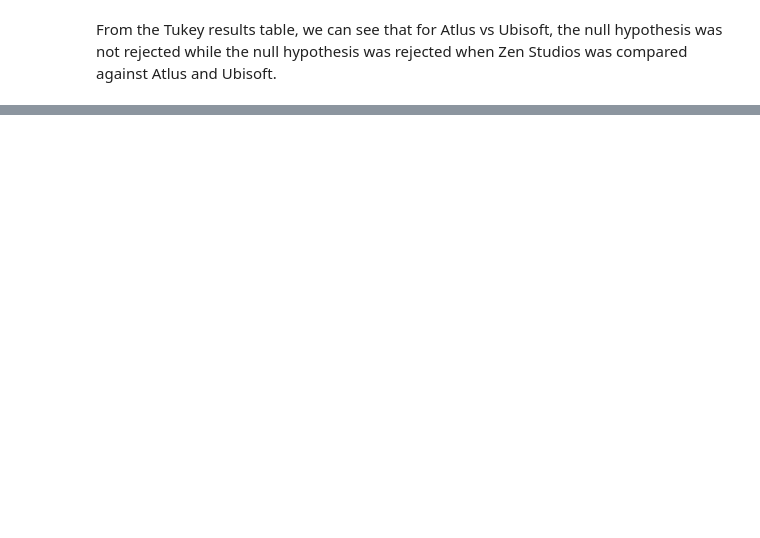
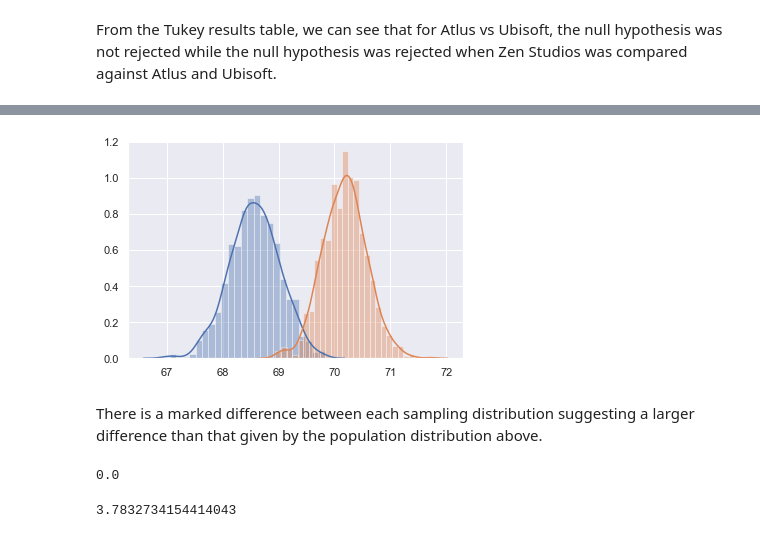
Before and after one commit to songyingho/metacritic_games_statistics, a Jupyter notebook: index.ipynb, the cells around one changed output, grey strips where cells are left out. Cells and saved outputs as stored; diff of their text form; code cells hidden in the pictures; blank space fills up the shorter version.

```diff
--- a/index.ipynb
+++ b/index.ipynb
@@ -24,5 +26,24 @@ import itertools
 # %%
 # Functions
+
+def get_sample(data, n):
+    sample = []
+    while len(sample) != n:
+        x = np.random.choice(data)
+        sample.append(x)
+    return sample
+
+def get_sample_mean(sample):
+    return sum(sample) / len(sample)
+
+#we are drawing 10,000 samples and taking the mean 1,000 times in order to run our test
+def create_sample_distribution(data, dist_size=1000, n=1000):
+    sample_dist = []
+    while len(sample_dist) != dist_size:
+        sample = get_sample(data, n)
+        sample_mean = get_sample_mean(sample)
+        sample_dist.append(sample_mean)
+    return sample_dist
 
 def cohen_d(group1, group2):
     diff = group1.mean() - group2.mean()
@@ -436,0 +504,13 @@ effect_size(meta_sample, user_sample)
+# %%
+#Here we are creating sample distributions for both user and editor reviews,
+#we are doing this 1,000 time across 1,000 time each
+user_sample_dist = create_sample_distribution(user_population) #user review sample distribution
+meta_sample_dist = create_sample_distribution(reviewer_population) #professional reviewer sample distribution
+# %%
+#Here we plot both sample distributions and we can see a marked difference between each sample
+sns.distplot(user_sample_dist);
+sns.distplot(meta_sample_dist);
+# %% [output]
+[figure, added]
+# %% [markdown]
+There is a marked difference between each sampling distribution suggesting a larger difference than that given by the population distribution above.
@@ -436,0 +522,10 @@ effect_size(meta_sample, user_sample)
+# %%
+#Calculate P value
+p_value(meta_sample_dist_series, user_sample_dist_series)
+# %% [output]
+0.0
+# %%
+#Calculate Effect size
+cohen_d(meta_sample_dist_series, user_sample_dist_series)
+# %% [output]
+3.7832734154414043
```
Also changed, not shown: parts of 39 cells of this notebook.
